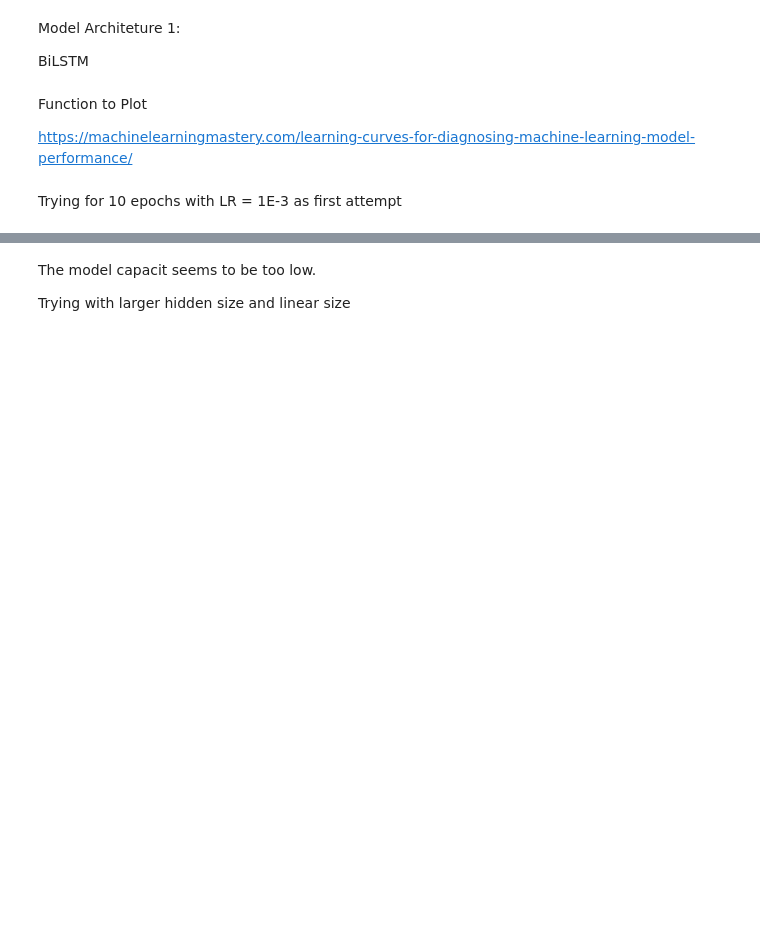
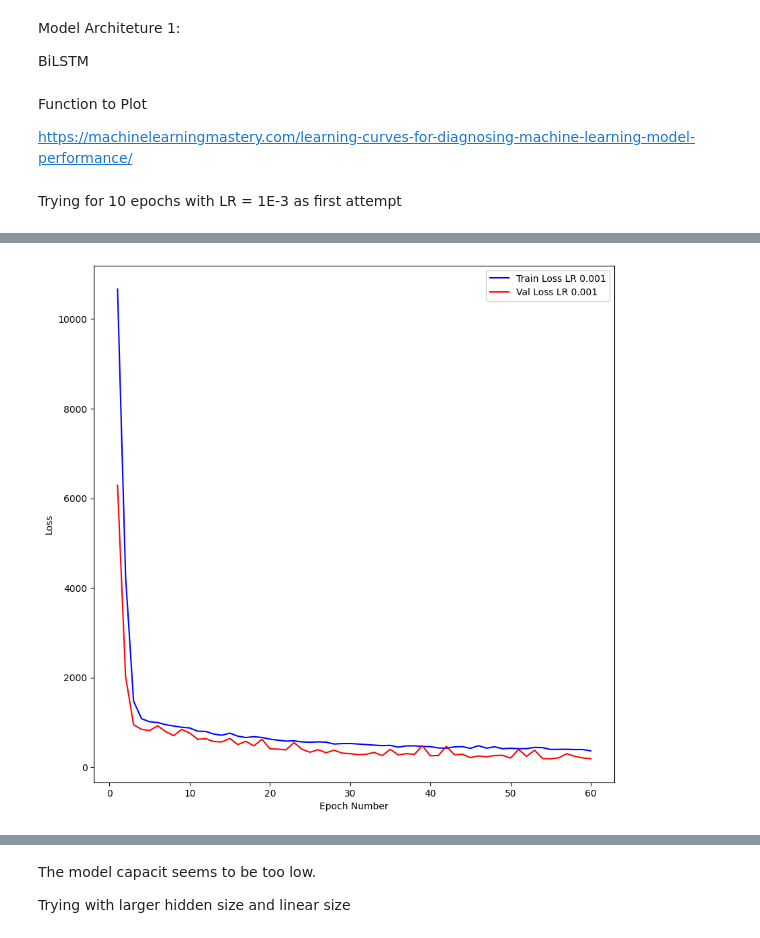
Before and after one commit to Pasindu19970808/RemainingUsefulLifePrediction, a Jupyter notebook: RUL_Prediction.ipynb, the cells around one changed output, grey strips where cells are left out. Drawn from its saved outputs; the diff is of its cells as text; code cells hidden in the pictures; blank space fills up the shorter version.

```diff
--- a/RUL_Prediction.ipynb
+++ b/RUL_Prediction.ipynb
@@ -391,8 +391,9 @@ https://machinelearningmastery.com/learning-curves-for-diagnosing-machine-learni
 # %% [markdown]
 Trying for 10 epochs with LR = 1E-3 as first attempt
 # %%
-epoch_number = 20
+epoch_number = 60
 model = modelBiLSTM(14,7,0).to(device)
 optimizer = torch.optim.Adam(model.parameters(),lr = 0.001)
 criterion = nn.MSELoss()
-model,epoch_train_loss,epoch_val_loss = train(model,epoch_number,train_dataloader,val_dataloader,optimizer,criterion)
+save_path = r'/content/drive/My Drive/Colab Notebooks/RUL Prediction/BiLSTM1'
+model,epoch_train_loss,epoch_val_loss = train(model,epoch_number,train_dataloader,val_dataloader,optimizer,criterion,save_checkpoint = True,save_path=save_path)
@@ -399,2 +418,3 @@ model,epoch_train_loss,epoch_val_loss = train(model,epoch_number,train_dataloade
 # %%
-plot_val_train_loss_curves({f'LR {1E-3}':(epoch_train_loss,epoch_val_loss)},20)
+plot_val_train_loss_curves({f'LR {1E-3}':(epoch_train_loss,epoch_val_loss)},60)
+# %% [output]
@@ -400,0 +422 @@ plot_val_train_loss_curves({f'LR {1E-3}':(epoch_train_loss,epoch_val_loss)},20)
+[figure, added]
```
Also changed, not shown: parts of 26 cells of this notebook.
